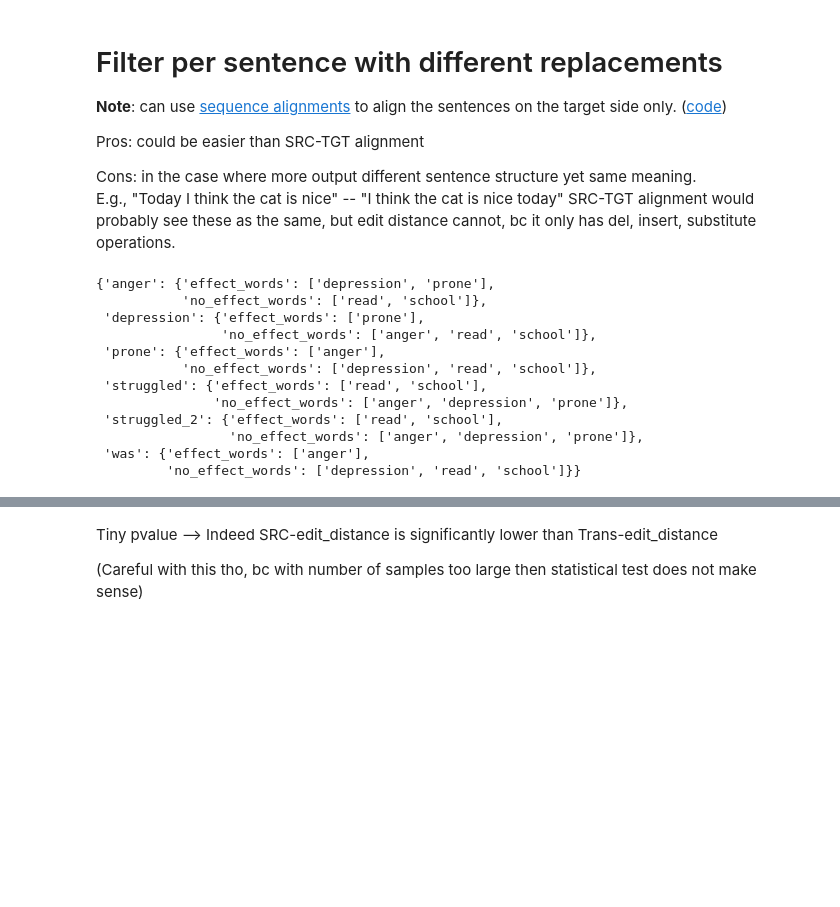
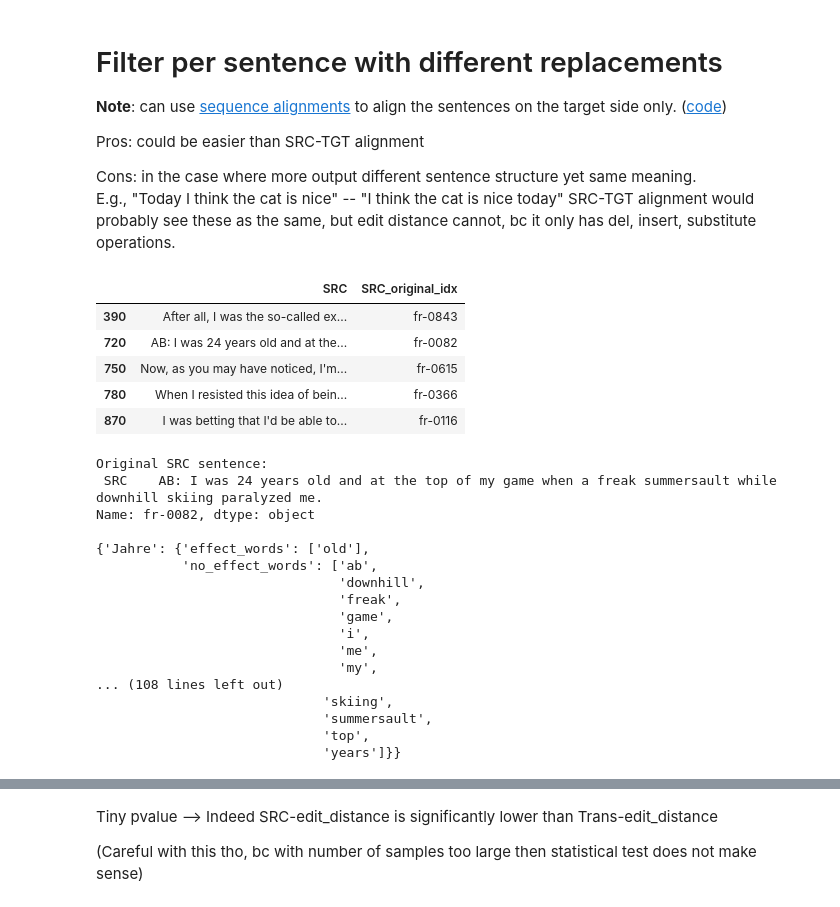
Before and after one commit to TuAnh23/Perturbation-basedQE, a Jupyter notebook: Input perturbation.ipynb, the cells around one changed output, grey strips where cells are left out. Cells and saved outputs as stored; diff of their text form; code cells hidden in the pictures; blank space fills up the shorter version.

```diff
--- a/Input perturbation.ipynb
+++ b/Input perturbation.ipynb
@@ -1101,6 +1156,16 @@ def analyse_single_sentence(sentence_df):
 # %%
 # output.to_pickle('analyse_winoMT.pkl')
 # output = pd.read_pickle('analyse_winoMT.pkl')
+# %%
+# Some missing info samples from mustSHE
+output[output['CATEGORY']=='1F'][['SRC', 'SRC_original_idx']].drop_duplicates().head()
+# %% [output]
+|  | SRC | SRC_original_idx |
+| 390 | After all, I was the so-called ex... | fr-0843 |
+| 720 | AB: I was 24 years old and at the... | fr-0082 |
+| 750 | Now, as you may have noticed, I'm... | fr-0615 |
+| 780 | When I resisted this idea of bein... | fr-0366 |
+| 870 | I was betting that I'd be able to... | fr-0116 |
 # %%
 import pprint
 
@@ -1108,20 +1173,27 @@ import pprint
 pd.set_option('display.max_colwidth', None)
 pd.set_option('display.max_rows', 9999999)
 
-sentence_idx = 'fr-0470'
+sentence_idx = 'fr-0082'
+print(f"Original SRC sentence: \n {output[['SRC', 'SRC_original_idx']].drop_duplicates().set_index('SRC_original_idx').loc[sentence_idx]}")
+print()
 
-pprint.pprint(analyse_single_sentence(output[output['SRC_original_idx'] == sentence_idx]))
+pprint.pprint(analyse_single_sentence(output[output['SRC_original_idx'] == sentence_idx], align_type="trans-only"))
 # %% [output]
-{'anger': {'effect_words': ['depression', 'prone'],
-           'no_effect_words': ['read', 'school']},
- 'depression': {'effect_words': ['prone'],
-                'no_effect_words': ['anger', 'read', 'school']},
- 'prone': {'effect_words': ['anger'],
-           'no_effect_words': ['depression', 'read', 'school']},
- 'struggled': {'effect_words': ['read', 'school'],
-               'no_effect_words': ['anger', 'depression', 'prone']},
- 'struggled_2': {'effect_words': ['read', 'school'],
-                 'no_effect_words': ['anger', 'depression', 'prone']},
- 'was': {'effect_words': ['anger'],
-         'no_effect_words': ['depression', 'read', 'school']}}
+Original SRC sentence:
+ SRC    AB: I was 24 years old and at the top of my game when a freak summersault while downhill skiing paralyzed me.
+Name: fr-0082, dtype: object
+
+{'Jahre': {'effect_words': ['old'],
+           'no_effect_words': ['ab',
+                               'downhill',
+                               'freak',
+                               'game',
+                               'i',
+                               'me',
+                               'my',
+... (108 lines left out)
+                             'skiing',
+                             'summersault',
+                             'top',
+                             'years']}}
 # %%
```
Also changed, not shown: parts of 7 cells of this notebook.
